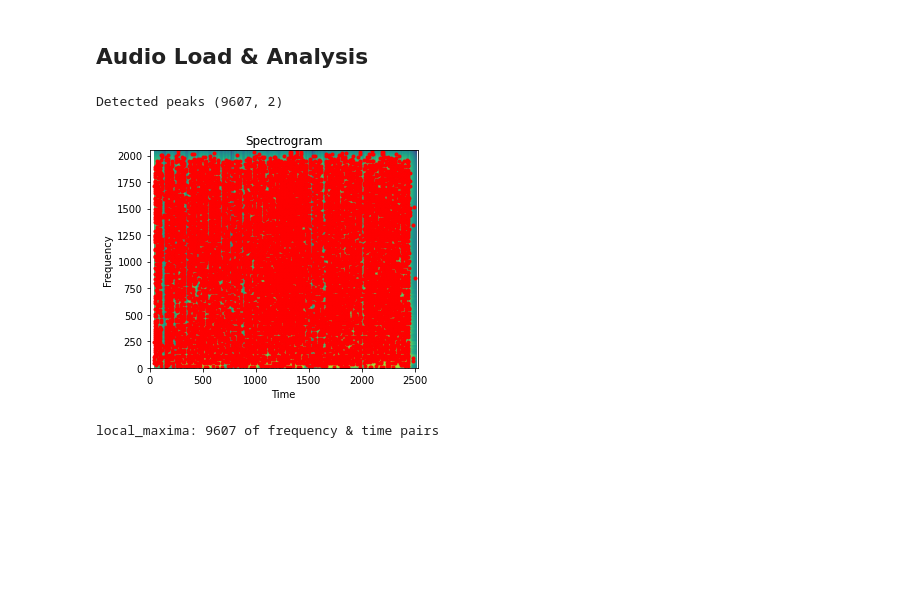
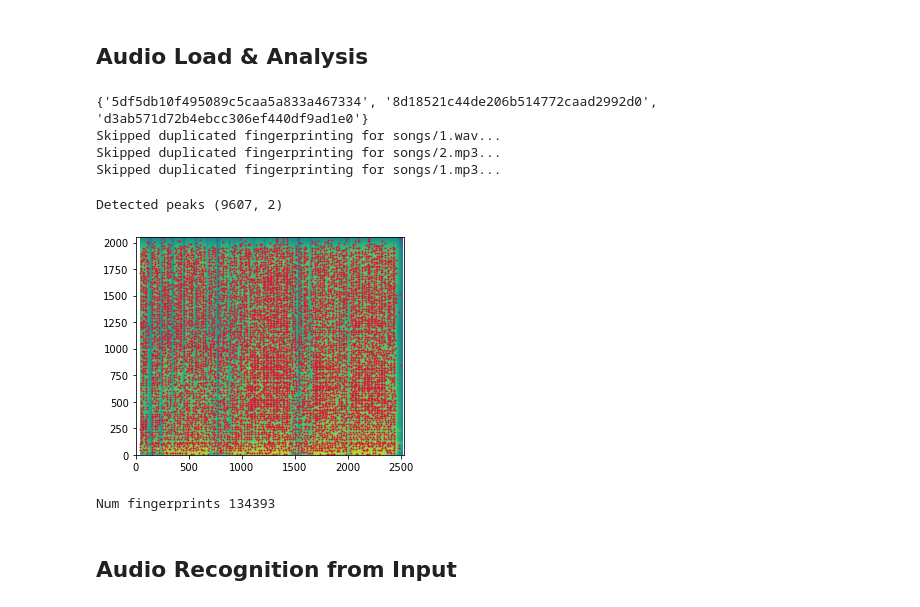
Before and after one commit to mikezzb/song-recognition, a Jupyter notebook: backend/audio_fingerprinting.ipynb, the cells around one changed output. Drawn from its saved outputs; the diff is of its cells as text; code cells hidden in the pictures; blank space fills up the shorter version.

```diff
--- a/backend/audio_fingerprinting.ipynb
+++ b/backend/audio_fingerprinting.ipynb
@@ -5,16 +9,22 @@
+# %%
+load_dotenv()
+k = Kishikan(os.getenv('MONGO_URI'))
+k.fingerprint('songs', is_dir=True)
+# %% [output]
+{'5df5db10f495089c5caa5a833a467334', '8d18521c44de206b514772caad2992d0', 'd3ab571d72b4ebcc306ef440df9ad1e0'}
+Skipped duplicated fingerprinting for songs/1.wav...
+Skipped duplicated fingerprinting for songs/2.mp3...
+Skipped duplicated fingerprinting for songs/1.mp3...
 # %%
-import numpy as np
-import os
 import librosa
-from kishikan import Kishikan
 from kishikan.core import fingerprint
 
-k = Kishikan(os.getenv('MONGO_URI'))
-
-y, sr = librosa.load('songs/1.wav')
-
-fingerprint(y, sr=sr)
+y, sr = librosa.load('songs/1.wav', mono=True, sr=22050)
+fp = fingerprint(y, sr=sr)
+print(f"Num fingerprints {len(fp)}")
 # %% [output]
 Detected peaks (9607, 2)
-[figure, old version]
+[figure, new version]
-local_maxima: 9607 of frequency & time pairs
+Num fingerprints 134393
+# %% [markdown]
+## Audio Recognition from Input
```
Also changed, not shown: parts of 1 cell of this notebook.
